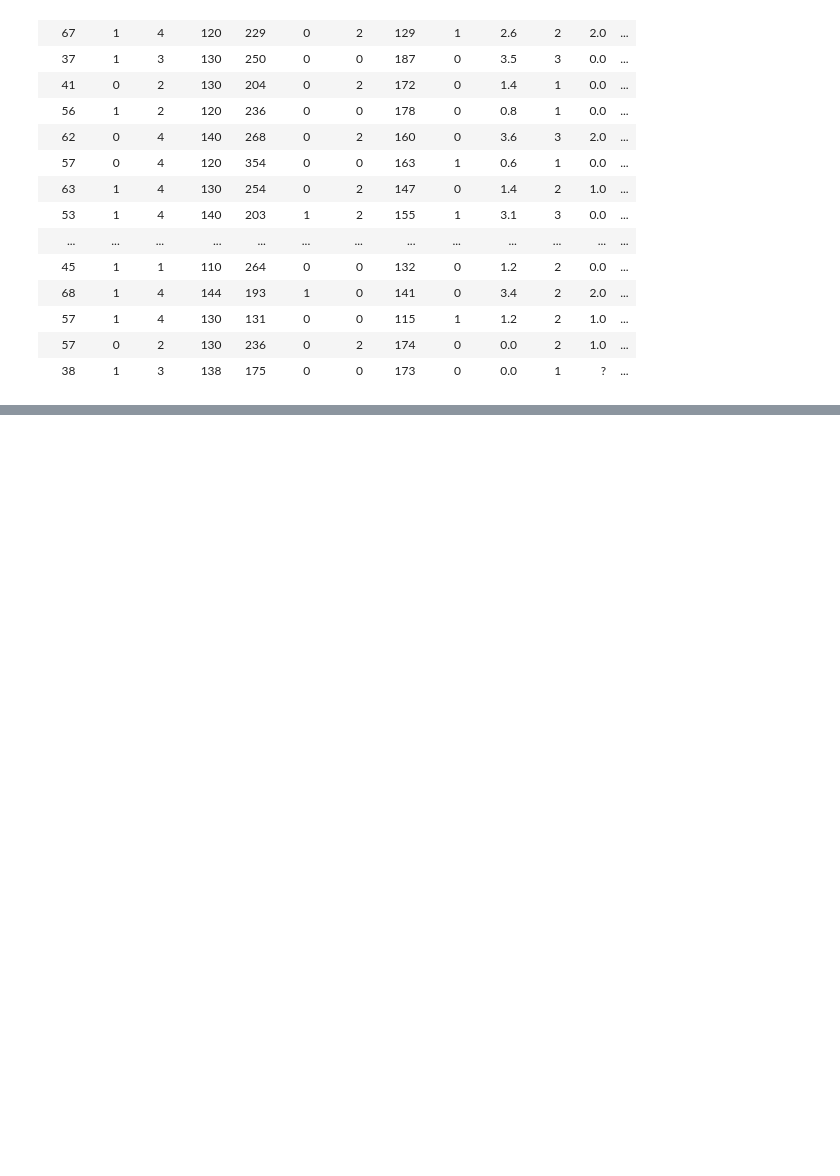
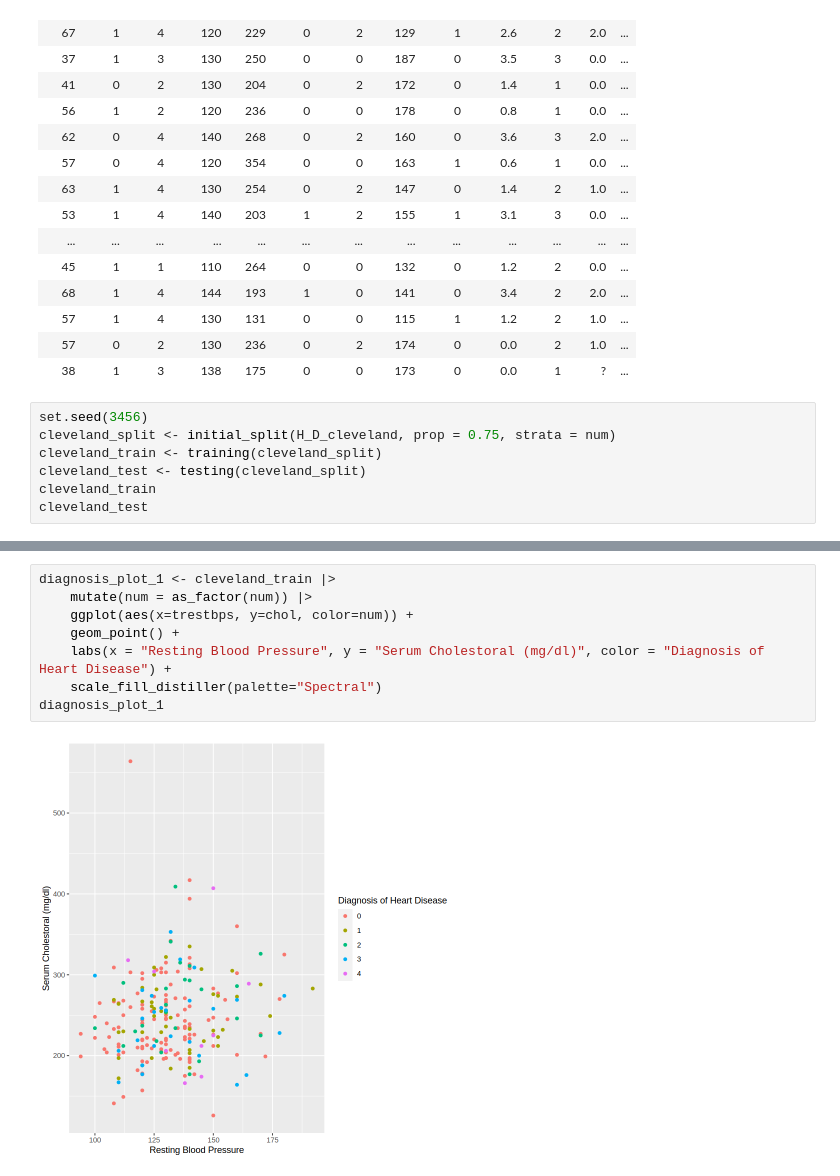
Before and after one commit to TimWei12/Group_25_project, a Jupyter notebook: Project proposal.ipynb, the cells around one changed output, grey strips where cells are left out. Saved outputs shown, nothing was run; the diff lists cells and outputs as text; blank space fills up the shorter version.

Commit message:
split and create a useless point plot
I use "x=trestbps, y=chol, color=num"

```diff
--- a/Project proposal.ipynb
+++ b/Project proposal.ipynb
@@ -87,3 +73,10 @@ A spec_tbl_df: 303 × 14
 | 57 | 1 | 4 | 130 | 131 | 0 | 0 | 115 | 1 | 1.2 | 2 | 1.0 | ... |
 | 57 | 0 | 2 | 130 | 236 | 0 | 2 | 174 | 0 | 0.0 | 2 | 1.0 | ... |
 | 38 | 1 | 3 | 138 | 175 | 0 | 0 | 173 | 0 | 0.0 | 1 | ? | ... |
+# %%
+set.seed(3456)
+cleveland_split <- initial_split(H_D_cleveland, prop = 0.75, strata = num)
+cleveland_train <- training(cleveland_split)
+cleveland_test <- testing(cleveland_split)
+cleveland_train
+cleveland_test
@@ -89,0 +122,10 @@ A spec_tbl_df: 303 × 14
+# %%
+diagnosis_plot_1 <- cleveland_train |>
+    mutate(num = as_factor(num)) |>
+    ggplot(aes(x=trestbps, y=chol, color=num)) +
+    geom_point() +
+    labs(x = "Resting Blood Pressure", y = "Serum Cholestoral (mg/dl)", color = "Diagnosis of Heart Disease") +
+    scale_fill_distiller(palette="Spectral")
+diagnosis_plot_1
+# %% [output]
+[figure, added]
```
Also changed, not shown: parts of 3 cells of this notebook.
